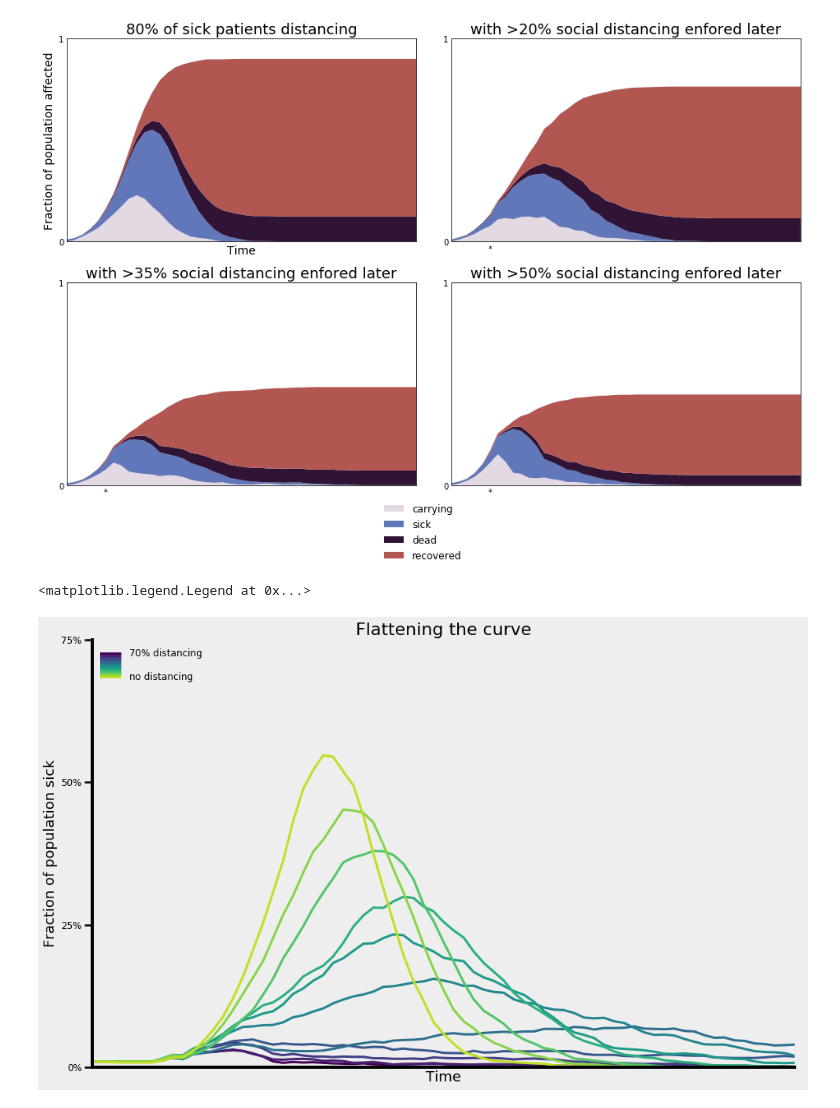
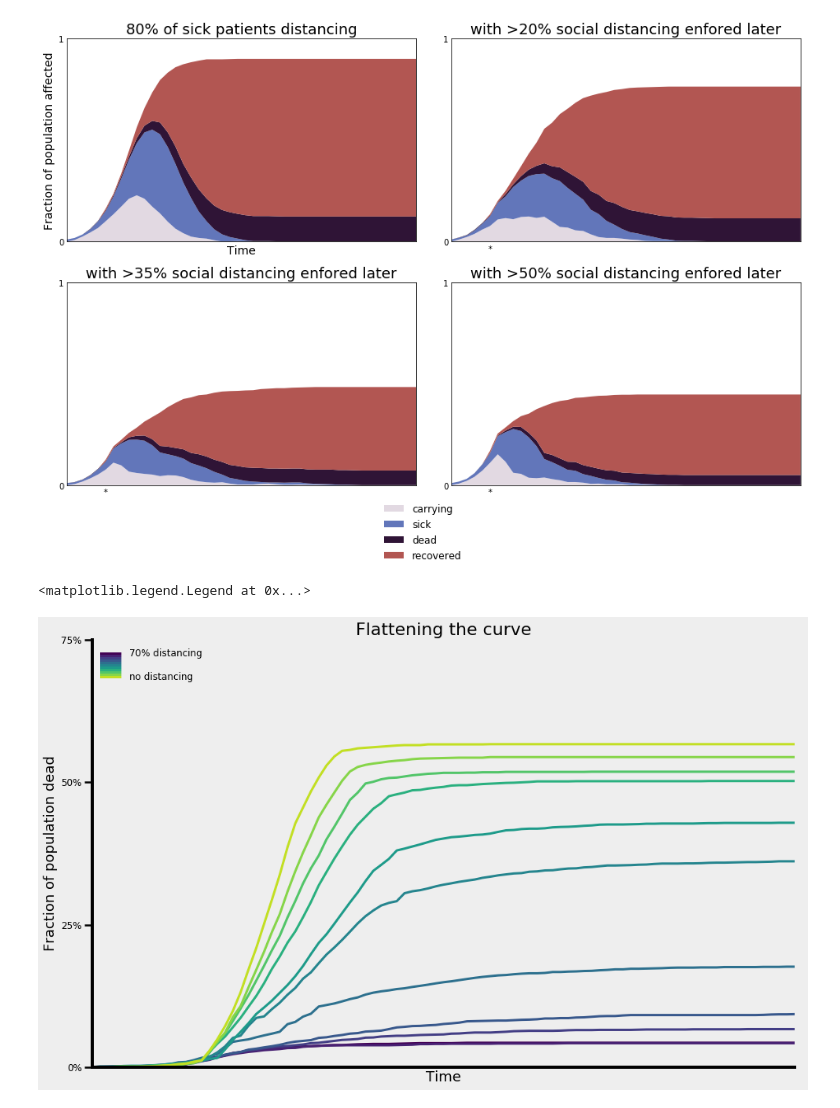
Before and after one commit to AustereTriceratops/Physics, a Jupyter notebook: PandemicModels/SocialDistancing.ipynb, the cells around one changed output. Drawn from its saved outputs; the diff is of its cells as text; code cells hidden in the pictures.

```diff
--- a/PandemicModels/SocialDistancing.ipynb
+++ b/PandemicModels/SocialDistancing.ipynb
@@ -10,6 +10,7 @@ config = {
     "incubation_time": 2,
     "transmission_probability": 0.8,
     "death_rate": 0.03,
+    "hospital_capacity": 0.06,
 }
 # %%
 class Agent:
@@ -134,6 +135,11 @@ def simulate_pandemic(population_size, infected_frac=0.01, step_count=60, df2 =
         recovered = np.append(recovered, stats['recovered'])
         dead = np.append(dead, stats['dead'])
 
+        if stats['sick']/population_size > config["hospital_capacity"]:
+            config["death_rate"] = 0.1
+        else:
+            config['death_rate'] = 0.03
+
     time = [i for i in range(step_count + 1)]
 
     carrying = carrying/float(population_size)
@@ -238,7 +245,7 @@ fig.savefig("images/Distancing.png")
 # %%
 ### ============================ Flattening the curve ============================ ###
 # %%
-steps = 70
+steps = 90
 size = 3000
 res = 10
 
@@ -254,38 +261,38 @@ strategy = {'healthy': 1.0, 'sick':0.3, 'recovered': 1.0}
 df2_list = [0.3 + i*(1 - 0.3)/res for i in range(res+1)]
 t_d_list = [i for i in range(5,5+res)]
 
-stats = [simulate_pandemic(size, step_count=steps, strategy = strategy, t_d=3, df2=d) for d in df2_list]
+stats = [simulate_pandemic(size, step_count=steps, strategy = strategy, t_d=6, df2=d) for d in df2_list]
 # %%
 fig, axes = plt.subplots(figsize=(16,10))
 
 fig.patch.set_facecolor("#eeeeee")
 axes.set_facecolor("#eeeeee")
 
 axes.tick_params(length=10, width=2.5, labelsize=12)
 for key in axes.spines.keys():
     axes.spines[key].set_linewidth(4)
     axes.spines[key].set_color("#000000")
 
 axes.spines["top"].set_visible(False)
 axes.spines["right"].set_visible(False)
 
 axes.set_xlabel("Time", fontsize=18)
-axes.set_ylabel("Fraction of population sick", fontsize=18)
+axes.set_ylabel("Fraction of population dead", fontsize=18)
 axes.set_xlim(0, steps)
 axes.set_ylim(0, 0.75)
 axes.set_xticks([])
 axes.set_yticks([0, 0.25, 0.5, 0.75])
 axes.set_yticklabels(["0%", "25%", "50%", "75%"])
 axes.set_title("Flattening the curve", fontsize=22)
 
 lines = []
 for i, stat in enumerate(stats):
-    l = axes.plot(stat[0], stat[2], linewidth=3, color=colors2[i], label=("%d" % i))
+    l = axes.plot(stat[0], stat[3], linewidth=3, color=colors2[i], label=("%d" % i))
     lines.append(l)
 
 axes.legend(labels=["70% distancing", None, None, None, None, None, None, None, None, None, "no distancing"],
             labelspacing=-0.83, framealpha=0, fontsize=12, handletextpad=1, loc="upper left")
 # %% [output]
 <matplotlib.legend.Legend at 0x...>
-[figure, old version]
+[figure, new version]
 # %%
```
Also changed, not shown: parts of 3 cells of this notebook.
